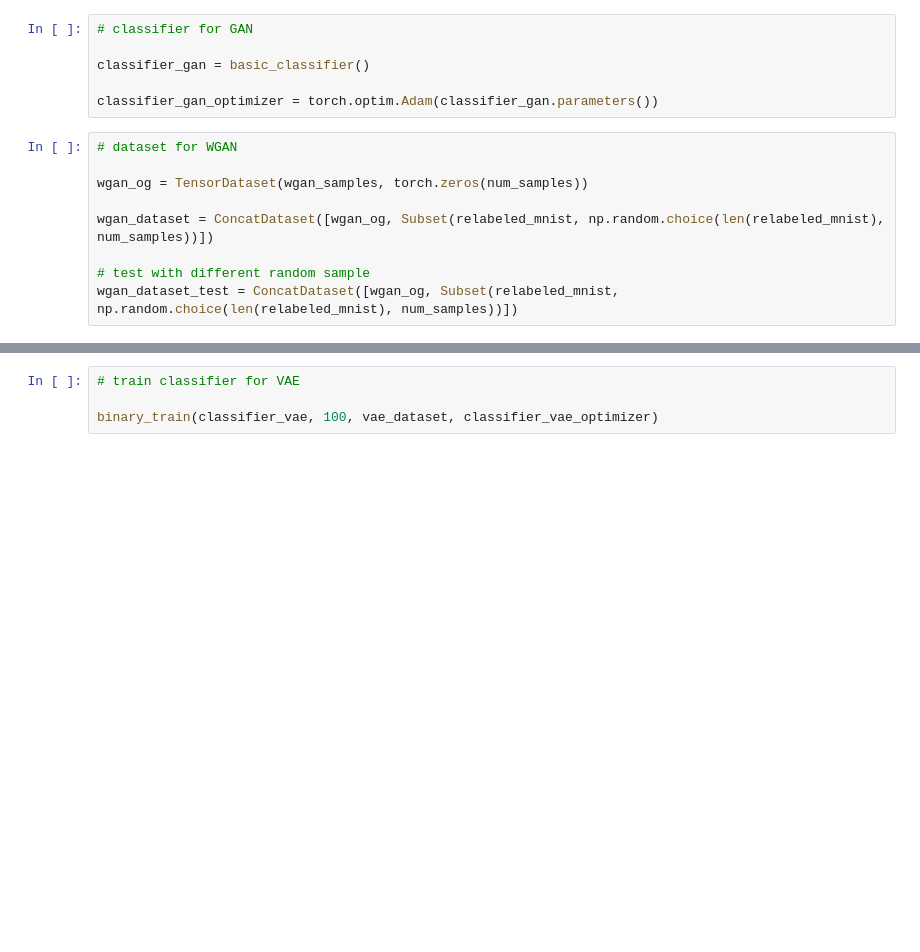
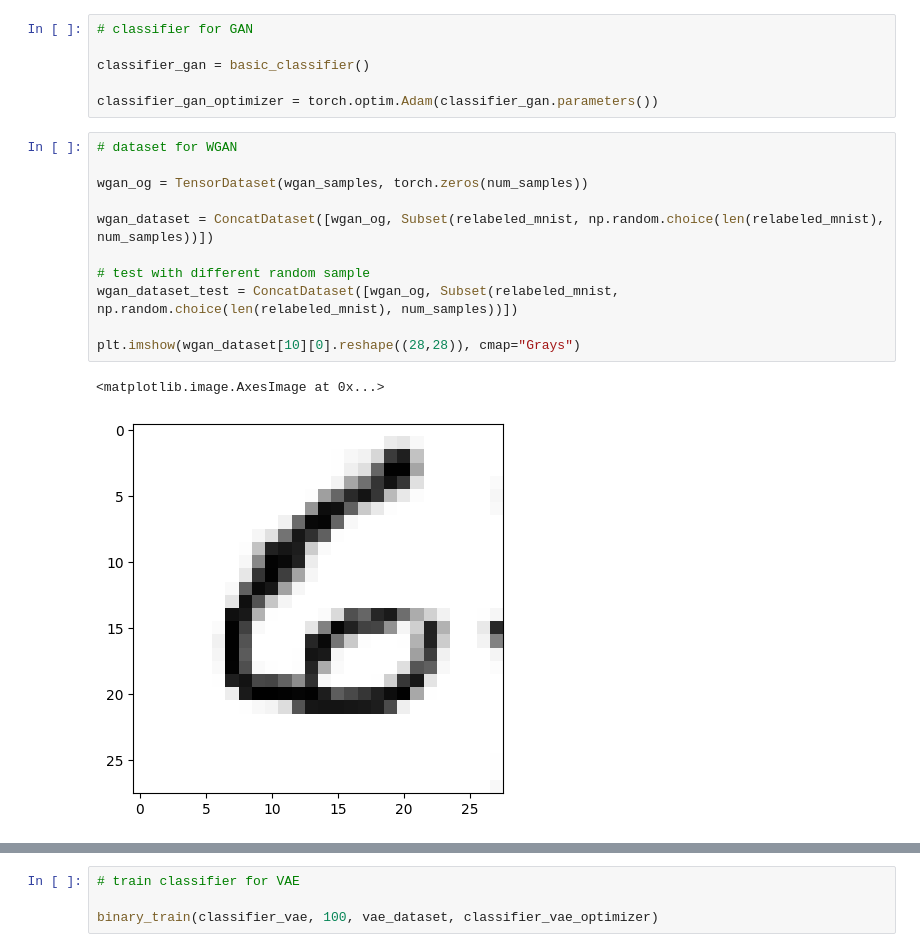
Before and after one commit to ahmedali6395/ml-physics, a Jupyter notebook: pset_2/Physics_569_Problem_Set_2.ipynb, the cells around one changed output, grey strips where cells are left out. Drawn from its saved outputs; the diff is of its cells as text; blank space fills up the shorter version.

```diff
--- a/pset_2/Physics_569_Problem_Set_2.ipynb
+++ b/pset_2/Physics_569_Problem_Set_2.ipynb
@@ -823,12 +828,17 @@ classifier_gan_optimizer = torch.optim.Adam(classifier_gan.parameters())
 # %%
 # dataset for WGAN
 
 wgan_og = TensorDataset(wgan_samples, torch.zeros(num_samples))
 
 wgan_dataset = ConcatDataset([wgan_og, Subset(relabeled_mnist, np.random.choice(len(relabeled_mnist), num_samples))])
 
 # test with different random sample
 wgan_dataset_test = ConcatDataset([wgan_og, Subset(relabeled_mnist, np.random.choice(len(relabeled_mnist), num_samples))])
+
+plt.imshow(wgan_dataset[10][0].reshape((28,28)), cmap="Grays")
+# %% [output]
+<matplotlib.image.AxesImage at 0x...>
+[figure, added]
 # %%
 #dataset for GAN
 
```
Also changed, not shown: parts of 4 cells of this notebook.
